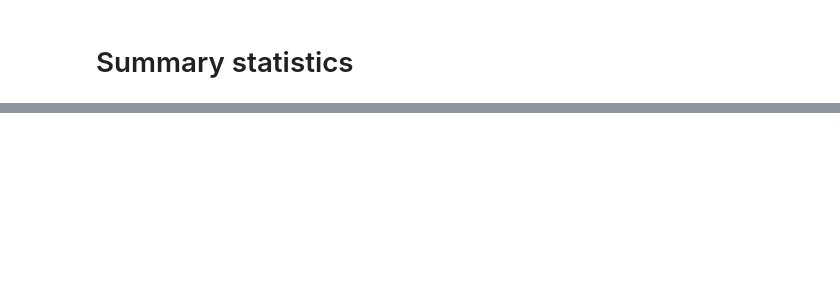
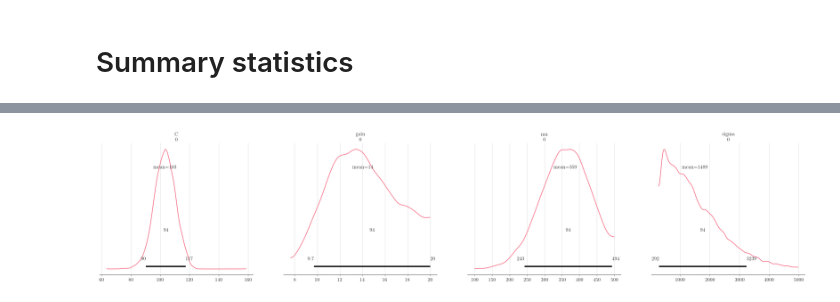
Before and after one commit to dirmeier/sbijax, a Jupyter notebook: manuscript+supplement/experimental_code/chp5-real_data_example.ipynb, the cells around one changed output, grey strips where cells are left out. Cells and saved outputs as stored; diff of their text form; code cells hidden in the pictures; blank space fills up the shorter version.

```diff
--- a/manuscript+supplement/experimental_code/chp5-real_data_example.ipynb
+++ b/manuscript+supplement/experimental_code/chp5-real_data_example.ipynb
@@ -247,0 +265,12 @@ plt.show()
+# %%
+posterior_closed, diagnostics = estim.sample_posterior(
+    jr.PRNGKey(2),
+    params,
+    observable=summarize(eeg_data["y_experimental_closed"]),
+    n_samples=10_000,
+)
+# %%
+az.plot_posterior(posterior_closed)
+plt.show()
+# %% [output]
+[figure, added]
```
Also changed, not shown: parts of 29 cells of this notebook, 7 other files.
